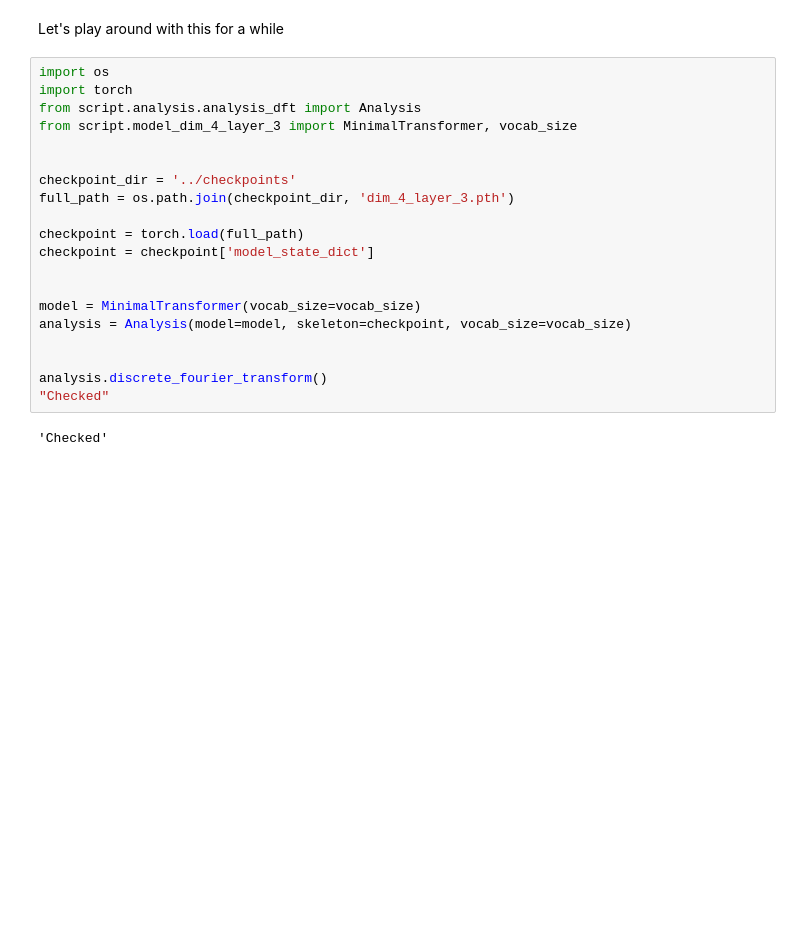
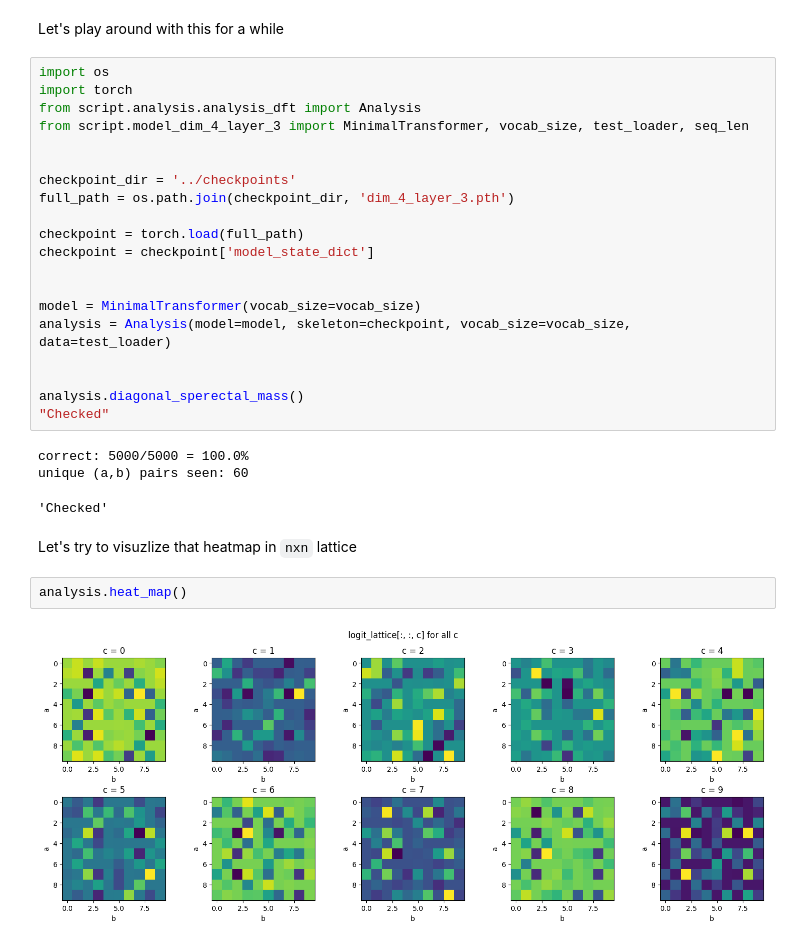
Before and after one commit to Aavash232311/transformer-pt-analysis, a Jupyter notebook: analysis/Discrete_fourier_transform.ipynb, the cells around one changed output. Saved outputs shown, nothing was run; the diff lists cells and outputs as text; blank space fills up the shorter version.

Commit message:
Info: Noisy heatmap suppose to be all green in high accuracy, and model seeing only small amount of unique(a, b) pairs

```diff
--- a/analysis/Discrete_fourier_transform.ipynb
+++ b/analysis/Discrete_fourier_transform.ipynb
@@ -16,7 +19,7 @@ Let's play around with this for a while
 import os
 import torch
 from script.analysis.analysis_dft import Analysis
-from script.model_dim_4_layer_3 import MinimalTransformer, vocab_size
+from script.model_dim_4_layer_3 import MinimalTransformer, vocab_size, test_loader, seq_len
 
 
 checkpoint_dir = '../checkpoints'
@@ -27,10 +30,18 @@ checkpoint = checkpoint['model_state_dict']
 
 
 model = MinimalTransformer(vocab_size=vocab_size)
-analysis = Analysis(model=model, skeleton=checkpoint, vocab_size=vocab_size)
+analysis = Analysis(model=model, skeleton=checkpoint, vocab_size=vocab_size, data=test_loader)
 
 
-analysis.discrete_fourier_transform()
+analysis.diagonal_sperectal_mass()
 "Checked"
 # %% [output]
-'Checked'
+correct: 5000/5000 = 100.0%
+unique (a,b) pairs seen: 60
+'Checked'
+# %% [markdown]
+Let's try to visuzlize that heatmap in `nxn` lattice
+# %%
+analysis.heat_map()
+# %% [output]
+[figure, added]
```
Also changed, not shown: parts of 1 cell of this notebook, 3 other files.
